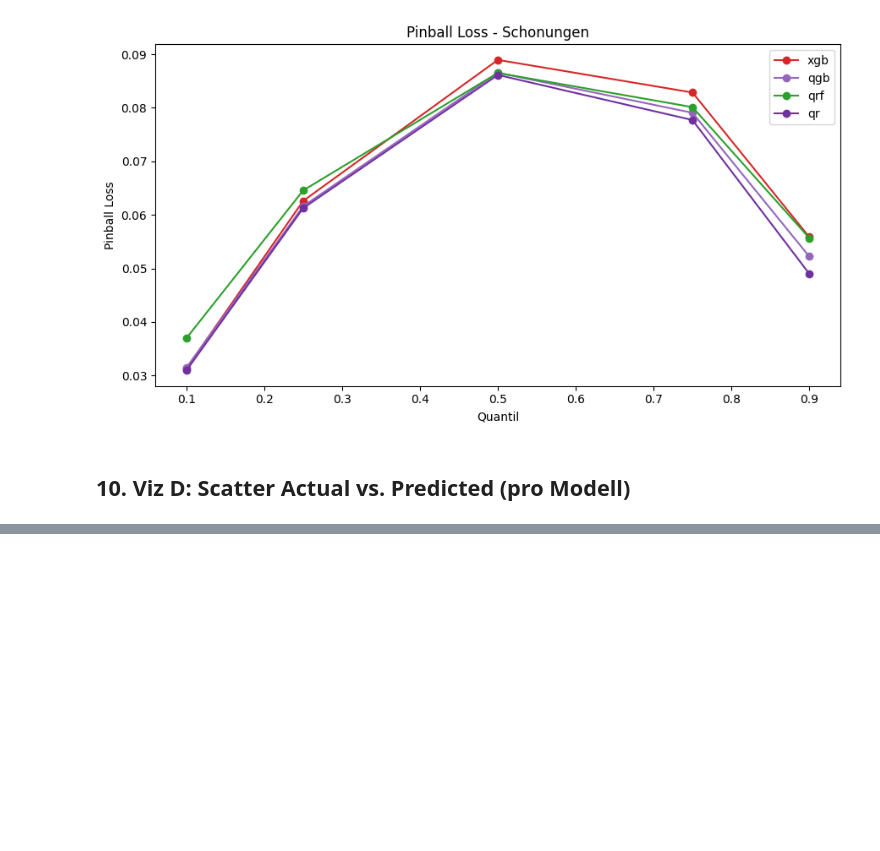
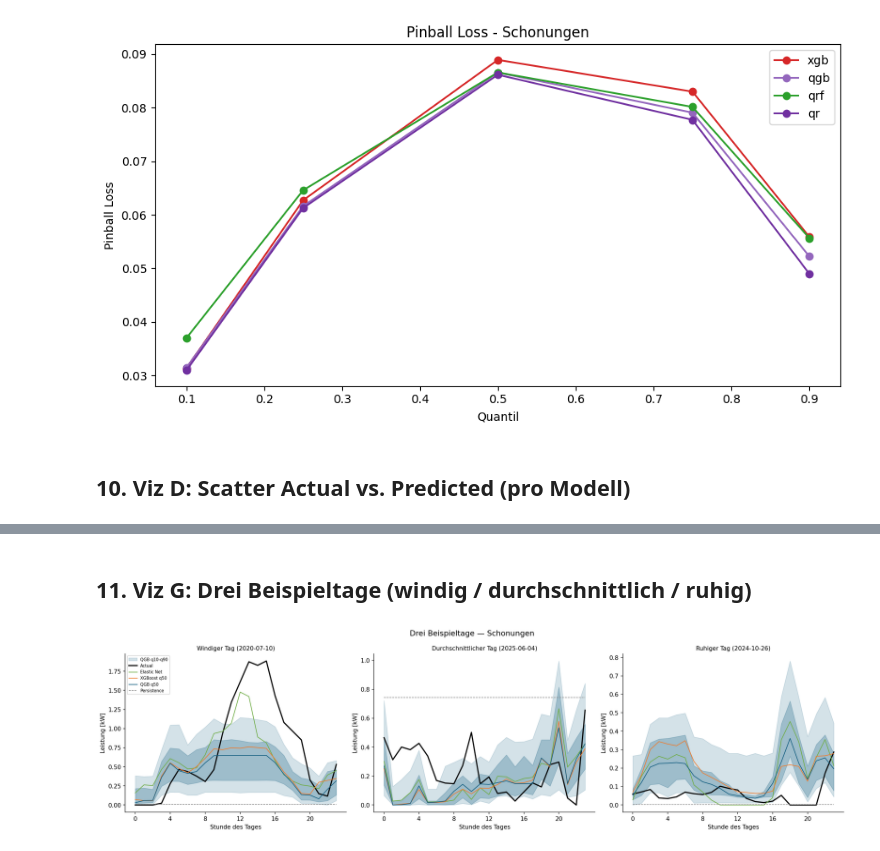
Before and after one commit to noahweis-uni/wind_bidding_project, a Jupyter notebook: notebooks/03_walkforward_shap.ipynb, the cells around one changed output, grey strips where cells are left out. Cells and saved outputs as stored; diff of their text form; code cells hidden in the pictures; blank space fills up the shorter version.

```diff
--- a/notebooks/03_walkforward_shap.ipynb
+++ b/notebooks/03_walkforward_shap.ipynb
@@ -438,0 +507,71 @@ plt.savefig(FIGURES_DIR / f"scatter_actual_pred_{PLOT_PLANT.lower()}.png", dpi=1
+# %% [markdown]
+## 11. Viz G: Drei Beispieltage (windig / durchschnittlich / ruhig)
+# %%
+from plot_utils import MODEL_COLORS, apply_style
+apply_style()
+
+pred = all_predictions[PLOT_PLANT].copy()
+pred["timestamp"] = pd.to_datetime(pred["timestamp"])
+pred["date"]      = pred["timestamp"].dt.date
+
+# Tagesmittel der tatsaechlichen Produktion berechnen
+daily_mean = pred.groupby("date")["y_true"].mean()
+q_low  = float(daily_mean.quantile(0.15))
+q_mid  = float(daily_mean.quantile(0.50))
+q_high = float(daily_mean.quantile(0.85))
+
+def pick_day(target_q, label):
+    candidates = daily_mean[(daily_mean - target_q).abs().sort_values().index[:30]]
+    for d in candidates.index:
+        day_data = pred[pred["date"] == d]
+        if len(day_data) == 24:
+            return d, day_data.sort_values("timestamp")
+    return None, None
+
+day_windy,   d_windy   = pick_day(q_high, "windig")
+day_avg,     d_avg     = pick_day(q_mid,  "durchschnittlich")
+day_calm,    d_calm    = pick_day(q_low,  "ruhig")
+
+days = [
+    (d_windy,   f"Windiger Tag ({day_windy})",          "windig"),
+    (d_avg,     f"Durchschnittlicher Tag ({day_avg})",  "average"),
+    (d_calm,    f"Ruhiger Tag ({day_calm})",            "ruhig"),
+]
+
+fig, axes = plt.subplots(1, 3, figsize=(18, 5), sharey=False)
+
+for ax, (d, title, typ) in zip(axes, days):
+    if d is None:
+        ax.set_title("kein Tag gefunden")
+        continue
+
+    h = range(len(d))
+    # Quantilband QGB
+    if "qgb_q10" in d.columns:
+        ax.fill_between(h, d["qgb_q10"], d["qgb_q90"],
+                        alpha=0.18, color=MODEL_COLORS["qgb"], label="QGB q10-q90")
+        ax.fill_between(h, d["qgb_q25"], d["qgb_q75"],
+                        alpha=0.28, color=MODEL_COLORS["qgb"])
+
+    ax.plot(h, d["y_true"],      color="black",                  lw=2.0, label="Actual")
+    ax.plot(h, d["elastic_net"], color=MODEL_COLORS["elastic_net"], lw=1.2, label="Elastic Net")
+    if "xgb_q50" in d.columns:
+        ax.plot(h, d["xgb_q50"],color=MODEL_COLORS["xgb"],      lw=1.2, label="XGBoost q50")
+    if "qgb_q50" in d.columns:
+        ax.plot(h, d["qgb_q50"],color=MODEL_COLORS["qgb"],      lw=1.2, label="QGB q50")
+    ax.plot(h, d["persistence"], color=MODEL_COLORS["persistence"], lw=0.9,
+            linestyle="--", label="Persistence")
+
+    ax.set_title(title, fontsize=10)
+    ax.set_xlabel("Stunde des Tages")
+    ax.set_ylabel("Leistung [kW]")
+    ax.set_xticks(range(0, 24, 4))
+    if ax == axes[0]:
+        ax.legend(fontsize=7, loc="upper left")
+
+fig.suptitle(f"Drei Beispieltage — {PLOT_PLANT}", fontsize=13)
+plt.tight_layout()
+plt.savefig(FIGURES_DIR / f"example_days_{PLOT_PLANT.lower()}.png", dpi=300, bbox_inches="tight")
+plt.show()
+# %% [output]
+[figure, added]
```
Also changed, not shown: parts of 10 cells of this notebook, 46 other files.
